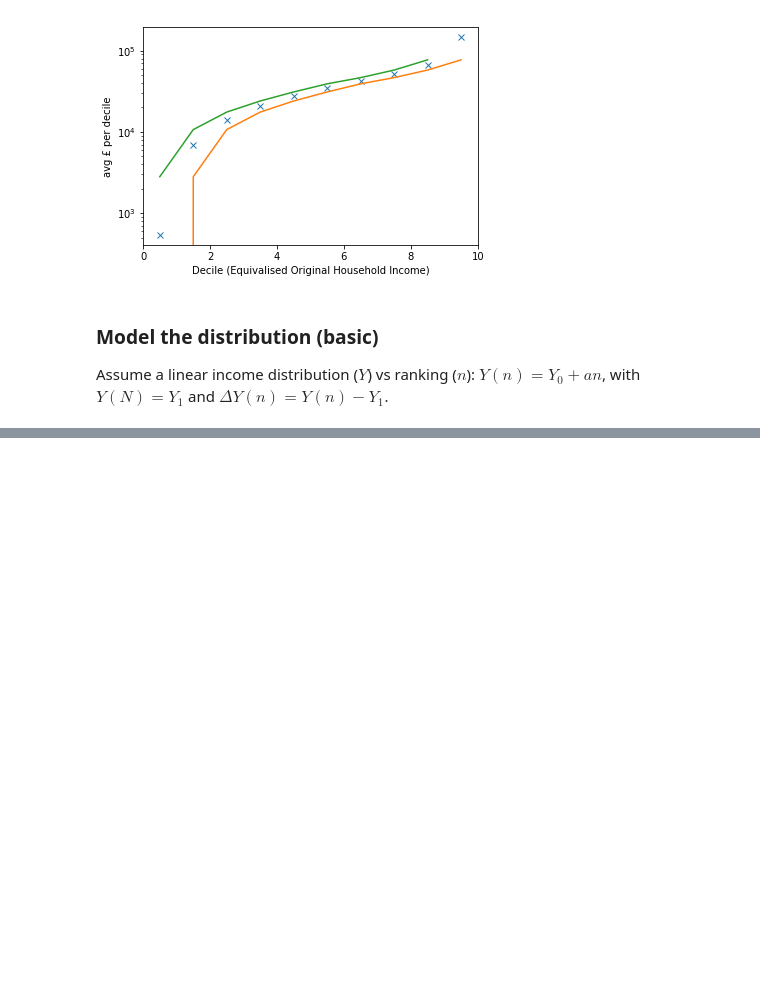
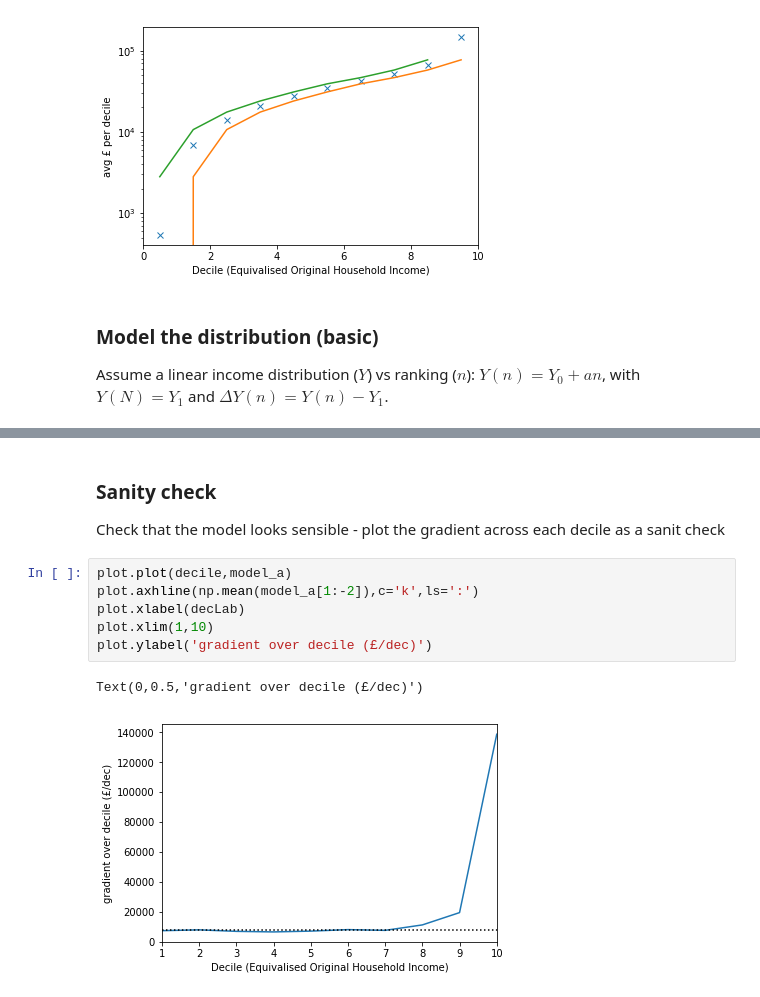
Before and after one commit to chrisnorth/ubi-pred, a Jupyter notebook: ubi-pred.ipynb, the cells around one changed output, grey strips where cells are left out. Saved outputs shown, nothing was run; the diff lists cells and outputs as text; blank space fills up the shorter version.

```diff
--- a/ubi-pred.ipynb
+++ b/ubi-pred.ipynb
@@ -352,0 +108,12 @@ plot.axhline(0)
+# %% [markdown]
+### Sanity check
+Check that the model looks sensible - plot the gradient across each decile as a sanit check
+# %%
+plot.plot(decile,model_a)
+plot.axhline(np.mean(model_a[1:-2]),c='k',ls=':')
+plot.xlabel(decLab)
+plot.xlim(1,10)
+plot.ylabel('gradient over decile (£/dec)')
+# %% [output]
+Text(0,0.5,'gradient over decile (£/dec)')
+[figure, added]
```
Also changed, not shown: parts of 48 cells of this notebook.
